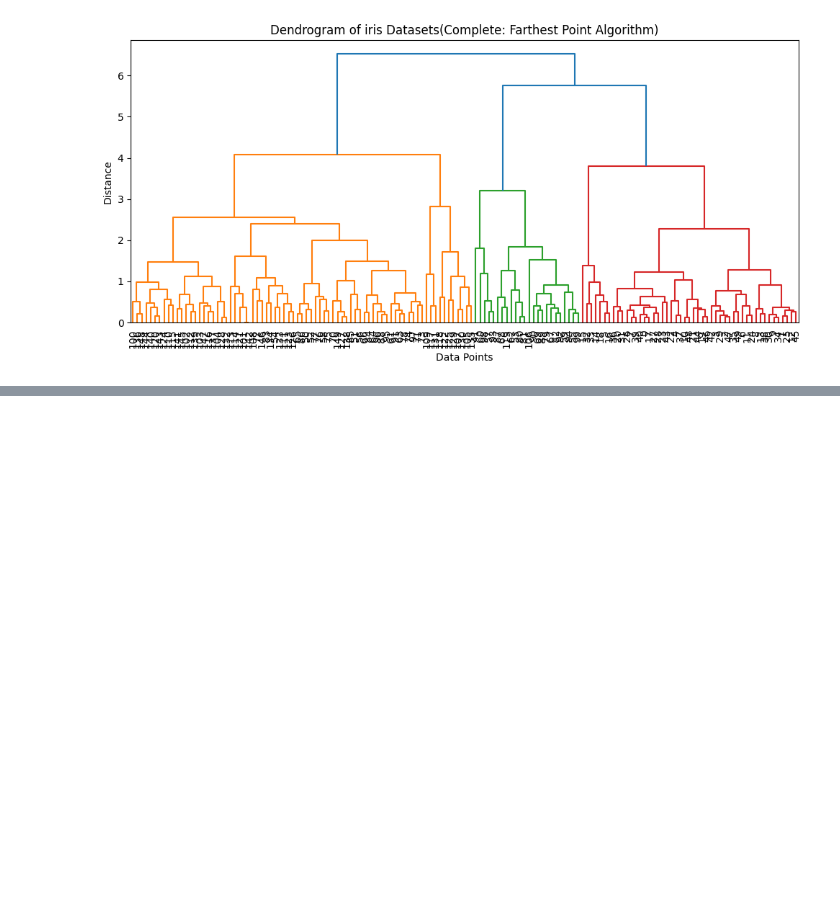
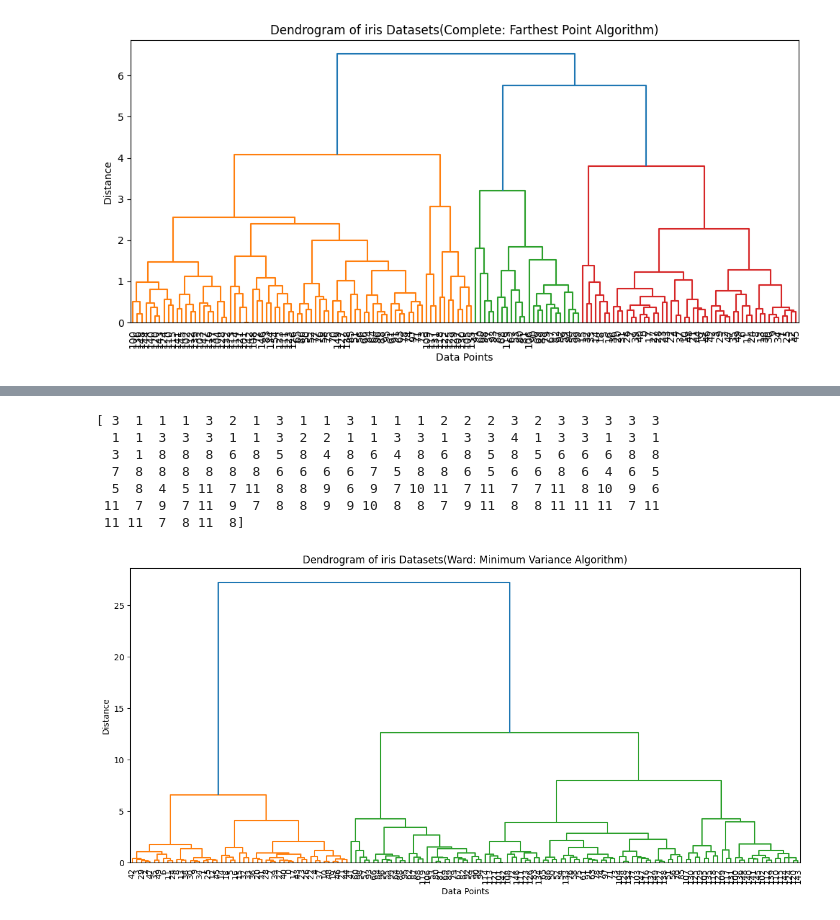
Before and after one commit to HongSeongMo/Bigdata_Analysis_Professional, a Jupyter notebook: 241030.ipynb, the cells around one changed output, grey strips where cells are left out. Drawn from its saved outputs; the diff is of its cells as text; code cells hidden in the pictures; blank space fills up the shorter version.

```diff
--- a/241030.ipynb
+++ b/241030.ipynb
@@ -65,0 +100,35 @@ plt.show()
+# %%
+import pandas as pd
+from sklearn.datasets import load_iris
+from sklearn.preprocessing import StandardScaler
+from scipy.cluster.hierarchy import linkage, dendrogram
+from scipy.cluster.hierarchy import fcluster
+import matplotlib.pyplot as plt
+
+iris = load_iris()
+X = iris.data
+
+scaler = StandardScaler()
+X_scaled = scaler.fit_transform(X)
+
+clusters = linkage(X_scaled, method='ward')
+
+cut = fcluster(clusters, t=3, criterion='distance')
+print(cut)
+
+plt.figure(figsize=(12, 6))
+dendrogram(clusters, orientation='top', leaf_font_size=10)
+plt.title('Dendrogram of iris Datasets(Ward: Minimum Variance Algorithm)')
+plt.xlabel('Data Points')
+plt.ylabel('Distance')
+plt.tight_layout()
+plt.show()
+# %% [output]
+[ 3  1  1  1  3  2  1  3  1  1  3  1  1  1  2  2  2  3  2  3  3  3  3  3
+  1  1  3  3  3  1  1  3  2  2  1  1  3  3  1  3  3  4  1  3  3  1  3  1
+  3  1  8  8  8  6  8  5  8  4  8  6  4  8  6  8  5  8  5  6  6  6  8  8
+  7  8  8  8  8  8  8  6  6  6  6  7  5  8  8  6  5  6  6  8  6  4  6  5
+  5  8  4  5 11  7 11  8  8  9  6  9  7 10 11  7 11  7  7 11  8 10  9  6
+ 11  7  9  7 11  9  7  8  8  9  9 10  8  8  7  9 11  8  8 11 11 11  7 11
+ 11 11  7  8 11  8]
+[figure, added]
```
Also changed, not shown: parts of 4 cells of this notebook.
